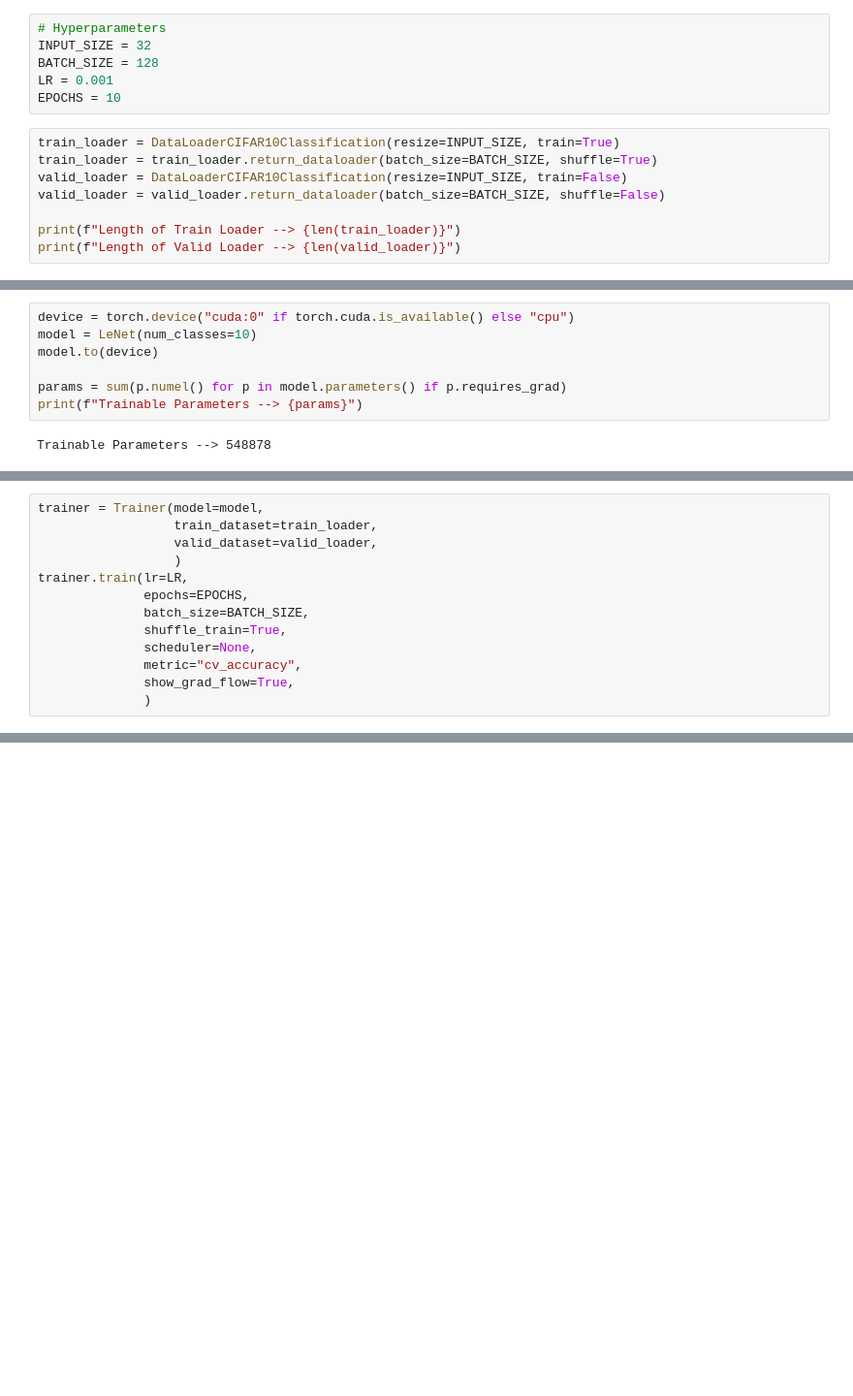
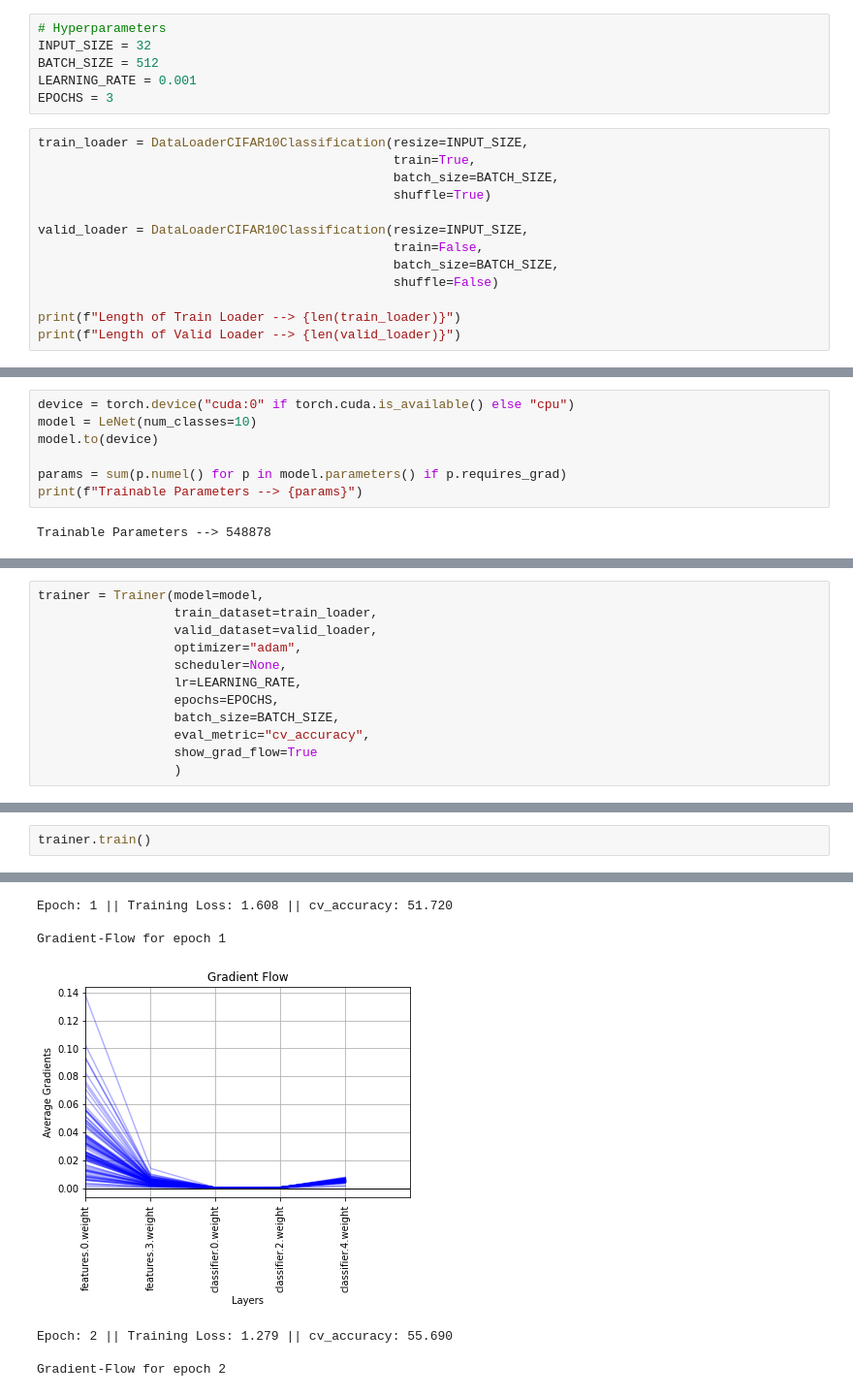
Before and after one commit to vishal-burman/PyTorch-Architectures, a Jupyter notebook: modeling_LeNet/test_sample_LeNet.ipynb, the cells around one changed output, grey strips where cells are left out. Shown: that part at 97% size. Drawn from its saved outputs; the diff is of its cells as text; blank space fills up the shorter version.

Commit message:
test_sample_LeNet.ipynb: Update notebook with new Trainer and test code

```diff
--- a/modeling_LeNet/test_sample_LeNet.ipynb
+++ b/modeling_LeNet/test_sample_LeNet.ipynb
@@ -21,14 +37,19 @@ from toolkit.trainer import Trainer
 # %%
 # Hyperparameters
 INPUT_SIZE = 32
-BATCH_SIZE = 128
-LR = 0.001
-EPOCHS = 10
+BATCH_SIZE = 512
+LEARNING_RATE = 0.001
+EPOCHS = 3
 # %%
-train_loader = DataLoaderCIFAR10Classification(resize=INPUT_SIZE, train=True)
-train_loader = train_loader.return_dataloader(batch_size=BATCH_SIZE, shuffle=True)
-valid_loader = DataLoaderCIFAR10Classification(resize=INPUT_SIZE, train=False)
-valid_loader = valid_loader.return_dataloader(batch_size=BATCH_SIZE, shuffle=False)
+train_loader = DataLoaderCIFAR10Classification(resize=INPUT_SIZE,
+                                               train=True,
+                                               batch_size=BATCH_SIZE,
+                                               shuffle=True)
+
+valid_loader = DataLoaderCIFAR10Classification(resize=INPUT_SIZE,
+                                               train=False,
+                                               batch_size=BATCH_SIZE,
+                                               shuffle=False)
 
 print(f"Length of Train Loader --> {len(train_loader)}")
 print(f"Length of Valid Loader --> {len(valid_loader)}")
@@ -68,12 +89,11 @@ Logits Shape --> torch.Size([128, 10])
 trainer = Trainer(model=model,
                   train_dataset=train_loader,
                   valid_dataset=valid_loader,
+                  optimizer="adam",
+                  scheduler=None,
+                  lr=LEARNING_RATE,
+                  epochs=EPOCHS,
+                  batch_size=BATCH_SIZE,
+                  eval_metric="cv_accuracy",
+                  show_grad_flow=True
                   )
-trainer.train(lr=LR,
-              epochs=EPOCHS,
-              batch_size=BATCH_SIZE,
-              shuffle_train=True,
-              scheduler=None,
-              metric="cv_accuracy",
-              show_grad_flow=True,
-              )
@@ -112,0 +100,3 @@ Gradient-Flow for epoch 6
+# %%
+trainer.train()
+# %% [output]
@@ -112,0 +109,7 @@ Gradient-Flow for epoch 6
+Epoch: 1 || Training Loss: 1.608 || cv_accuracy: 51.720
+
+Gradient-Flow for epoch 1
+[figure, added]
+Epoch: 2 || Training Loss: 1.279 || cv_accuracy: 55.690
+
+Gradient-Flow for epoch 2
```
Also changed, not shown: parts of 8 cells of this notebook.
